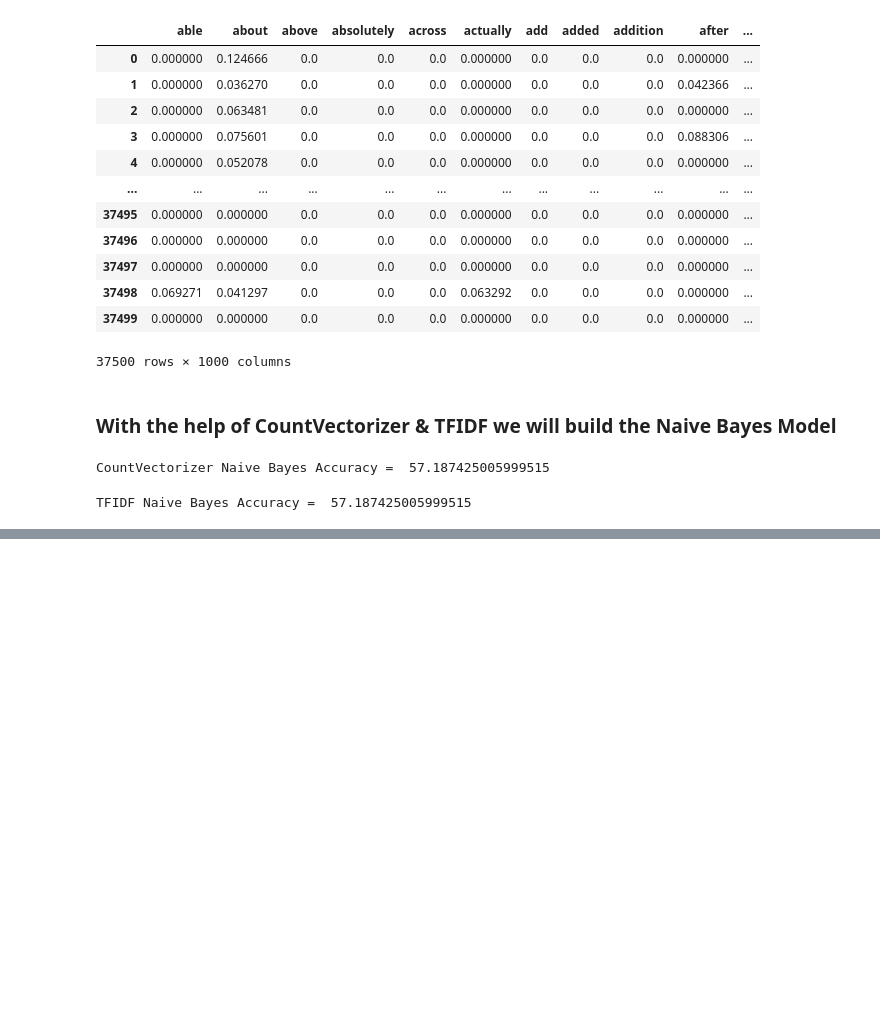
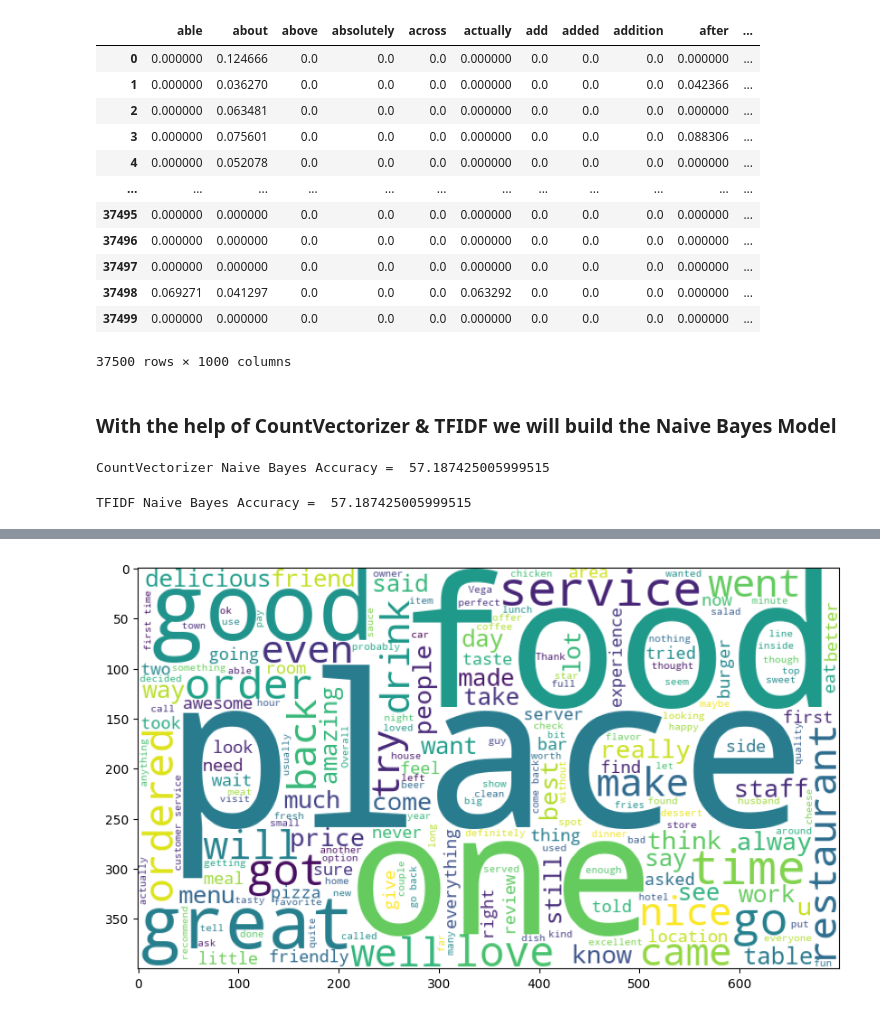
Before and after one commit to Digvijay1000/YELP_Review_Classification_by_using_ML, a Jupyter notebook: YELP_Review_Classification_by_using_ML_1.ipynb, the cells around one changed output, grey strips where cells are left out. Drawn from its saved outputs; the diff is of its cells as text; code cells hidden in the pictures; blank space fills up the shorter version.

Commit message:
content added

```diff
--- a/YELP_Review_Classification_by_using_ML_1.ipynb
+++ b/YELP_Review_Classification_by_using_ML_1.ipynb
@@ -57,5 +50,5 @@ Mounted at /content/drive
 # %%
-df = pd.read_csv('/content/drive/MyDrive/YELP_Review_Classificataion_by_using_ML/yelp_review.csv')
+df = pd.read_csv('yelp_review.csv')
 # %%
 df.head()
 # %% [output]
@@ -525,0 +547,13 @@ TFIDF Naive Bayes Accuracy =  57.187425005999515
+# %%
+def wordcloud(data,column):
+    df = data[column].str.cat(sep=' ')
+    text = " ".join([word for word in df.split() ])
+
+    word_cloud = WordCloud(width=700,height=400,background_color='white',min_font_size=10).generate(text)
+    plt.figure(figsize=(10,16))
+    plt.imshow(word_cloud)
+    plt.show()
+# %%
+wordcloud(df,"text")
+# %% [output]
+[figure, added]
```
Also changed, not shown: parts of 29 cells of this notebook.
